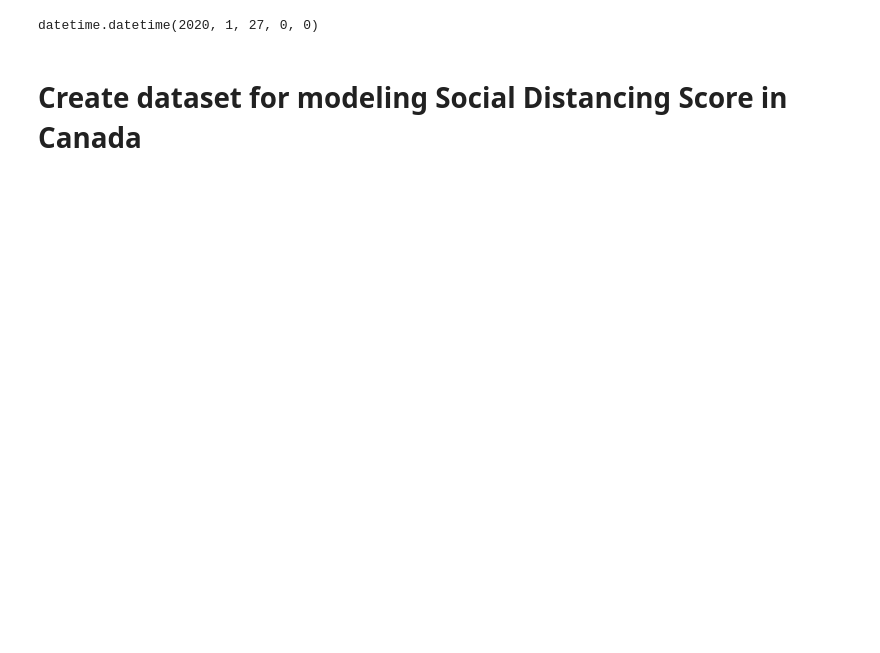
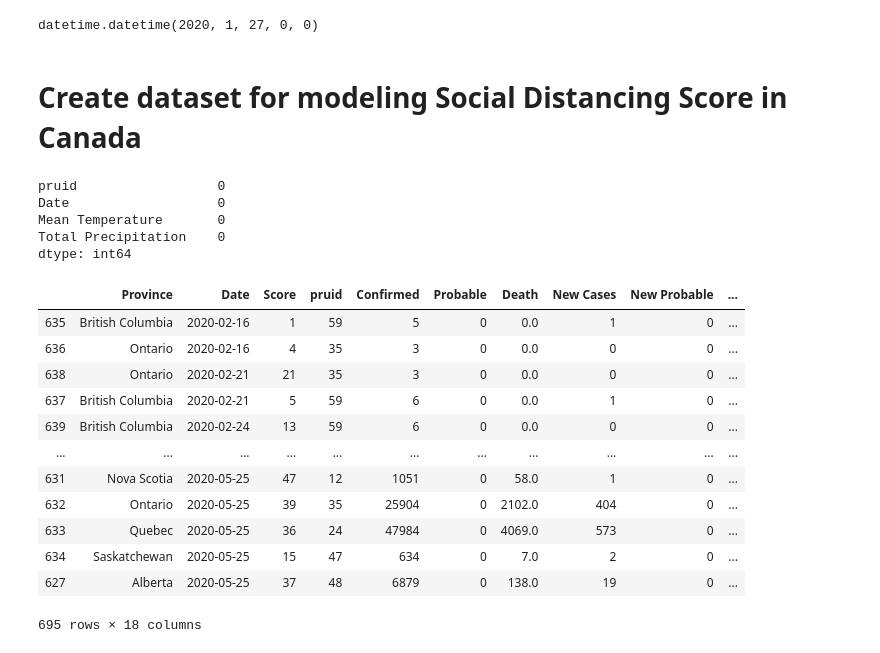
Before and after one commit to francomomo/DataFest-2020, a Jupyter notebook: scripts/Python/data_cleaning.ipynb, the cells around one changed output. Drawn from its saved outputs; the diff is of its cells as text; code cells hidden in the pictures; blank space fills up the shorter version.

Commit message:
Clean modeling data and build new models

```diff
--- a/scripts/Python/data_cleaning.ipynb
+++ b/scripts/Python/data_cleaning.ipynb
@@ -420,0 +548,66 @@ modeling_data['Score'] = modeling_data['Score'].astype(int)
+# %%
+# len(weather_data['Mean Temperature'])
+weather_data.isnull().sum()
+# %% [output]
+pruid                  0
+Date                   0
+Mean Temperature       0
+Total Precipitation    0
+dtype: int64
+# %%
+# create data for the daily increase in the number of cases around the world
+
+# import data
+covid19_globe = pd.read_csv('../../data/raw_data/covid19_global.csv')
+
+# format date
+covid19_globe.Date_reported = covid19_globe.Date_reported.str.slice(stop=10)
+
+# rename columns
+covid19_globe = covid19_globe.rename(columns={'Date_reported': 'Date', 'New_cases': 'New Cases (world)', \
+                                              'New_deaths': 'New Deaths (world)', 'Cumulative_cases': 'Confirmed (world)', \
+                                              'Cumulative_deaths': 'Deaths (world)'})
+
+# group by date
+covid19_globe = covid19_globe.groupby('Date').sum().reset_index()
+
+# filter rows
+covid19_globe = covid19_globe.loc[covid19_globe.Date >= '2020-02-15']
+
+# format date
+covid19_globe.Date = pd.to_datetime(covid19_globe.Date, format='%Y-%m-%d')
+# %%
+# Merge data for Random Forests Classification!
+modeling_data_province = modeling_data.merge(covid19_province, on=['pruid', 'Date', 'Province'])
+modeling_data_province = modeling_data_province.merge(weather_data, on=['pruid', 'Date'])
+modeling_data_province = modeling_data_province.merge(covid19_globe, on='Date')
+
+# Create new features
+modeling_data_province['Days Since First Case'] = (modeling_data_province.Date - datetime.datetime.strptime('2020-01-27', '%Y-%m-%d')).dt.days
+modeling_data_province['Letter Score'] = modeling_data_province.Score.apply(letter_score)
+
+# Sort
+modeling_data_province = modeling_data_province.sort_values(by='Date')
+
+# Export data
+modeling_data_province.to_csv(path_or_buf='../../data/cleaned_data/modeling_data_province.csv')
+# %%
+# modeling_data
+# covid19_province
+# covid19_globe
+# weather_data
+modeling_data_province
+# %% [output]
+|  | Province | Date | Score | pruid | Confirmed | Probable | Death | New Cases | New Probable | ... |
+| 635 | British Columbia | 2020-02-16 | 1 | 59 | 5 | 0 | 0.0 | 1 | 0 | ... |
+| 636 | Ontario | 2020-02-16 | 4 | 35 | 3 | 0 | 0.0 | 0 | 0 | ... |
+| 638 | Ontario | 2020-02-21 | 21 | 35 | 3 | 0 | 0.0 | 0 | 0 | ... |
+| 637 | British Columbia | 2020-02-21 | 5 | 59 | 6 | 0 | 0.0 | 1 | 0 | ... |
+| 639 | British Columbia | 2020-02-24 | 13 | 59 | 6 | 0 | 0.0 | 0 | 0 | ... |
+| ... | ... | ... | ... | ... | ... | ... | ... | ... | ... | ... |
+| 631 | Nova Scotia | 2020-05-25 | 47 | 12 | 1051 | 0 | 58.0 | 1 | 0 | ... |
+| 632 | Ontario | 2020-05-25 | 39 | 35 | 25904 | 0 | 2102.0 | 404 | 0 | ... |
+| 633 | Quebec | 2020-05-25 | 36 | 24 | 47984 | 0 | 4069.0 | 573 | 0 | ... |
+| 634 | Saskatchewan | 2020-05-25 | 15 | 47 | 634 | 0 | 7.0 | 2 | 0 | ... |
+| 627 | Alberta | 2020-05-25 | 37 | 48 | 6879 | 0 | 138.0 | 19 | 0 | ... |
+695 rows × 18 columns
```
Also changed, not shown: parts of 10 cells of this notebook, 12 other files.
